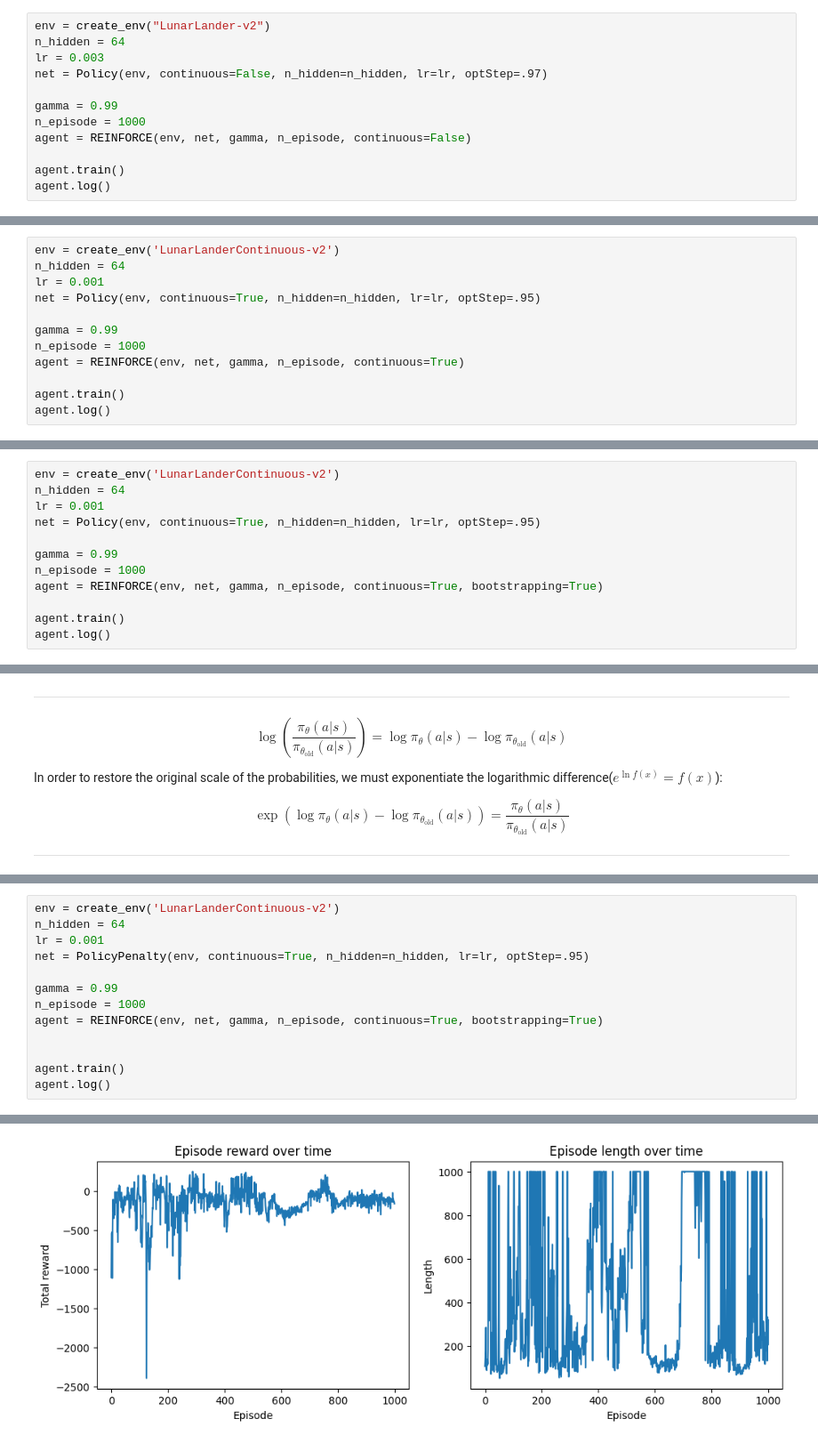
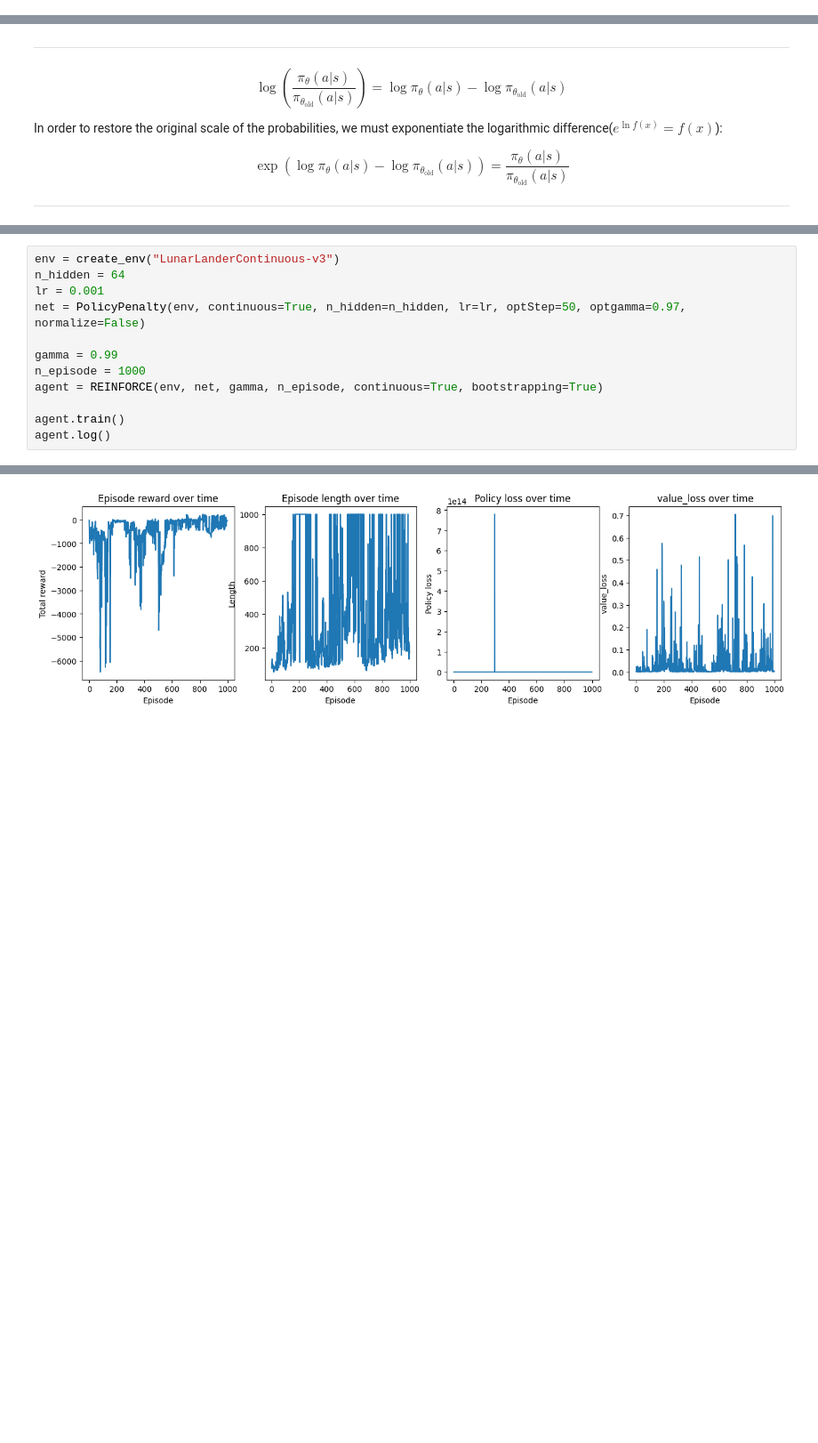
Before and after one commit to Mhddaraaa/start, a Jupyter notebook: ReinforcementLearning/11_RL_PolicySearch(PPO).ipynb, the cells around one changed output, grey strips where cells are left out. Shown at 89% size. Drawn from its saved outputs; the diff is of its cells as text; blank space fills up the shorter version.

```diff
--- a/ReinforcementLearning/11_RL_PolicySearch(PPO).ipynb
+++ b/ReinforcementLearning/11_RL_PolicySearch(PPO).ipynb
@@ -857,14 +1162,2 @@ display_video(950)
 # %% [output]
 [interactive output not drawn]
-# %%
-env = create_env("LunarLander-v2")
-n_hidden = 64
-lr = 0.003
-net = Policy(env, continuous=False, n_hidden=n_hidden, lr=lr, optStep=.97)
-
-gamma = 0.99
-n_episode = 1000
-agent = REINFORCE(env, net, gamma, n_episode, continuous=False)
-
-agent.train()
-agent.log()
@@ -874,12 +1163,0 @@ Available device: cpu - Highest possible score: 200
-# %%
-env = create_env('LunarLanderContinuous-v2')
-n_hidden = 64
-lr = 0.001
-net = Policy(env, continuous=True, n_hidden=n_hidden, lr=lr, optStep=.95)
-
-gamma = 0.99
-n_episode = 1000
-agent = REINFORCE(env, net, gamma, n_episode, continuous=True)
-
-agent.train()
-agent.log()
@@ -893,12 +1163,0 @@ display_video(850)
-# %%
-env = create_env('LunarLanderContinuous-v2')
-n_hidden = 64
-lr = 0.001
-net = Policy(env, continuous=True, n_hidden=n_hidden, lr=lr, optStep=.95)
-
-gamma = 0.99
-n_episode = 1000
-agent = REINFORCE(env, net, gamma, n_episode, continuous=True, bootstrapping=True)
-
-agent.train()
-agent.log()
@@ -1096,14 +1365,13 @@ class PolicyPenalty():
 # %%
-env = create_env('LunarLanderContinuous-v2')
+env = create_env("LunarLanderContinuous-v3")
 n_hidden = 64
 lr = 0.001
-net = PolicyPenalty(env, continuous=True, n_hidden=n_hidden, lr=lr, optStep=.95)
+net = PolicyPenalty(env, continuous=True, n_hidden=n_hidden, lr=lr, optStep=50, optgamma=0.97, normalize=False)
 
 gamma = 0.99
 n_episode = 1000
 agent = REINFORCE(env, net, gamma, n_episode, continuous=True, bootstrapping=True)
 
-
 agent.train()
 agent.log()
 # %% [output]
@@ -1111 +1380 @@ Available device: cpu - Highest possible score: 200
-[figure, old version]
+[figure, new version]
```
Also changed, not shown: parts of 35 cells of this notebook.
